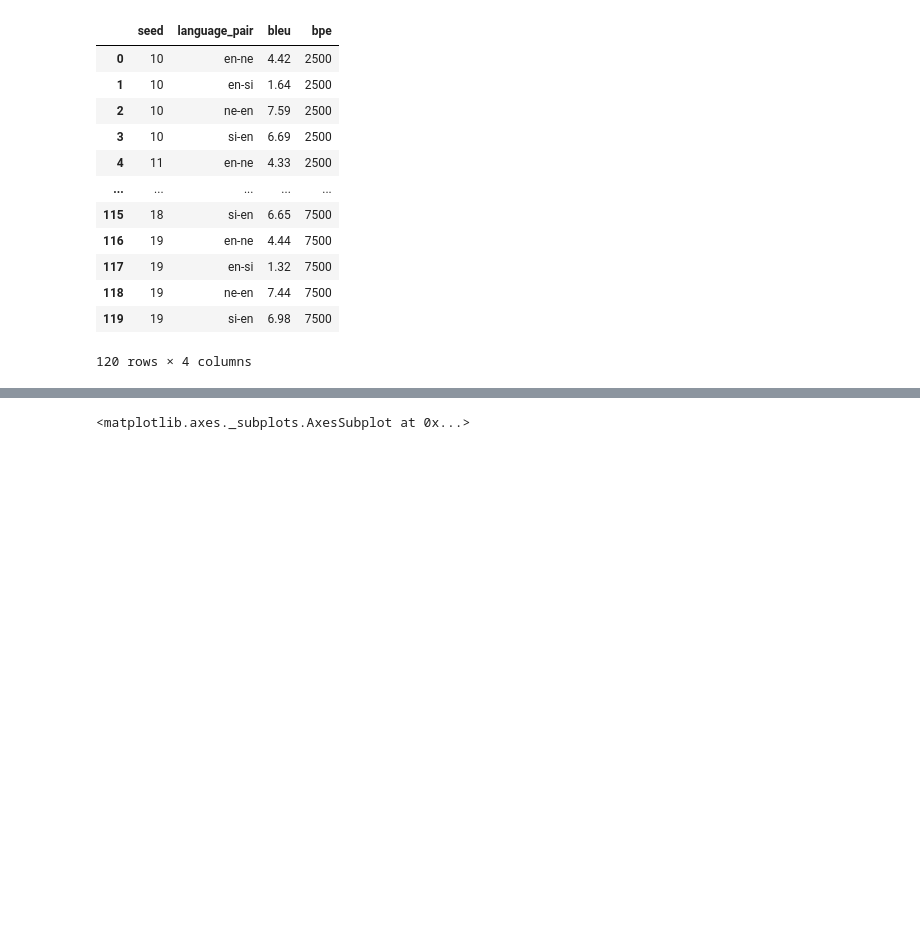
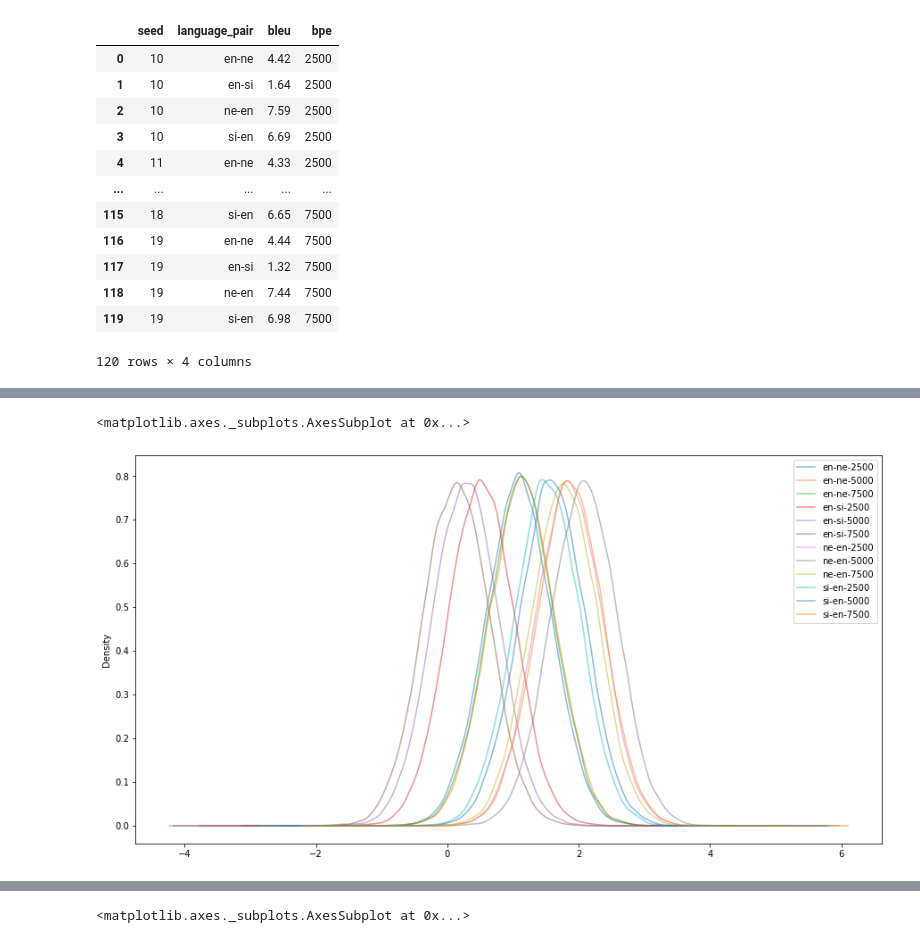
Before and after one commit to j0ma/flores, a Jupyter notebook: bpe-experiment-plots.ipynb, the cells around one changed output, grey strips where cells are left out. Drawn from its saved outputs; the diff is of its cells as text; code cells hidden in the pictures; blank space fills up the shorter version.

```diff
--- a/bpe-experiment-plots.ipynb
+++ b/bpe-experiment-plots.ipynb
@@ -24,0 +166,13 @@ seed_experiment_results
+# %%
+tau_names = combo_enc.inverse_transform([i for i in range(n_combined)]).tolist()
+# %%
+tau_name2ix = {tau_names[i]: i for i in range(n_combined)}
+# %%
+tau_posterior = posterior['tau']
+# %%
+tau_df = pd.DataFrame({tn: tau_posterior[:, tau_name2ix[tn]] for tn in tau_names})
+# %%
+tau_df.plot(kind='kde', alpha=0.5, figsize=(15,8))
+# %% [output]
+<matplotlib.axes._subplots.AxesSubplot at 0x...>
+[figure, added]
```
Also changed, not shown: parts of 43 cells of this notebook.
